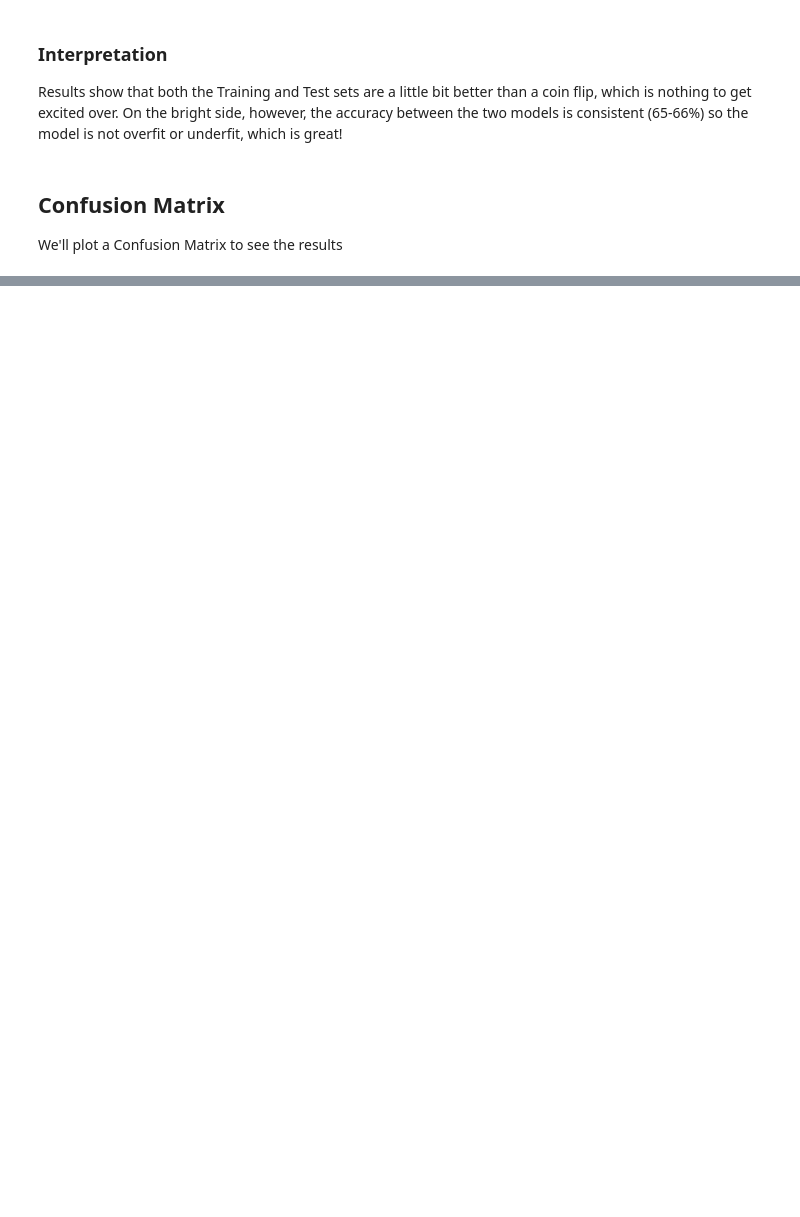
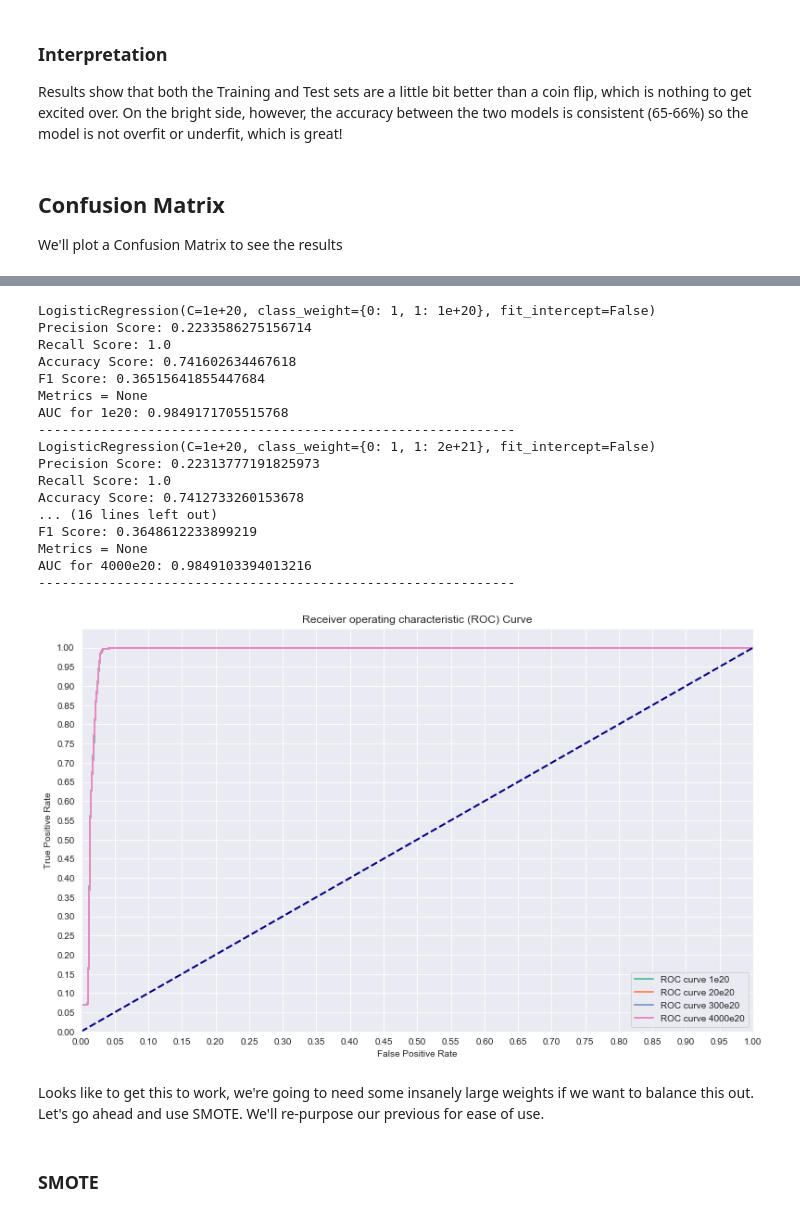
Before and after one commit to bmauss/LogReg_Analysis_of_Terry_Stops, a Jupyter notebook: 3. Modeling.ipynb, the cells around one changed output, grey strips where cells are left out. Cells and saved outputs as stored; diff of their text form; code cells hidden in the pictures; blank space fills up the shorter version.

```diff
--- a/3. Modeling.ipynb
+++ b/3. Modeling.ipynb
@@ -172,0 +190,3 @@ ImportError: cannot import name 'plot_confusion_matrix'
+# %%
+y_hat_train = logreg.predict(X_train_scaled)
+y_hat_test = logreg.predict(X_test_scaled)
@@ -172,0 +315,29 @@ ImportError: cannot import name 'plot_confusion_matrix'
+# %%
+weights = [{0:1, 1:1e20}, {0:1, 1:20e20},
+           {0:1, 1:300e20}, {0:1, 1:4000e20}]
+names = ['1e20', '20e20', '300e20', '4000e20']
+
+weight_tests(weights, names, X_train_scaled, X_test_scaled, y_train, y_test)
+# %% [output]
+LogisticRegression(C=1e+20, class_weight={0: 1, 1: 1e+20}, fit_intercept=False)
+Precision Score: 0.2233586275156714
+Recall Score: 1.0
+Accuracy Score: 0.741602634467618
+F1 Score: 0.36515641855447684
+Metrics = None
+AUC for 1e20: 0.9849171705515768
+-------------------------------------------------------------
+LogisticRegression(C=1e+20, class_weight={0: 1, 1: 2e+21}, fit_intercept=False)
+Precision Score: 0.22313777191825973
+Recall Score: 1.0
+Accuracy Score: 0.7412733260153678
+... (16 lines left out)
+F1 Score: 0.3648612233899219
+Metrics = None
+AUC for 4000e20: 0.9849103394013216
+-------------------------------------------------------------
+[figure, added]
+# %% [markdown]
+Looks like to get this to work, we're going to need some insanely large weights if we want to balance this out.  Let's go ahead and use SMOTE. We'll re-purpose our previous for ease of use.
+# %% [markdown]
+### SMOTE
```
Also changed, not shown: parts of 29 cells of this notebook.
